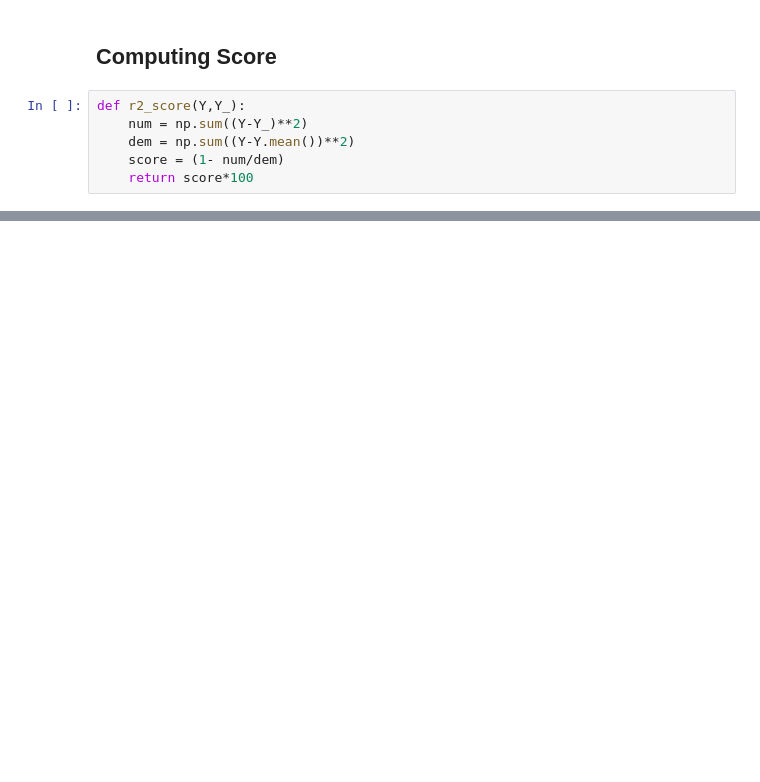
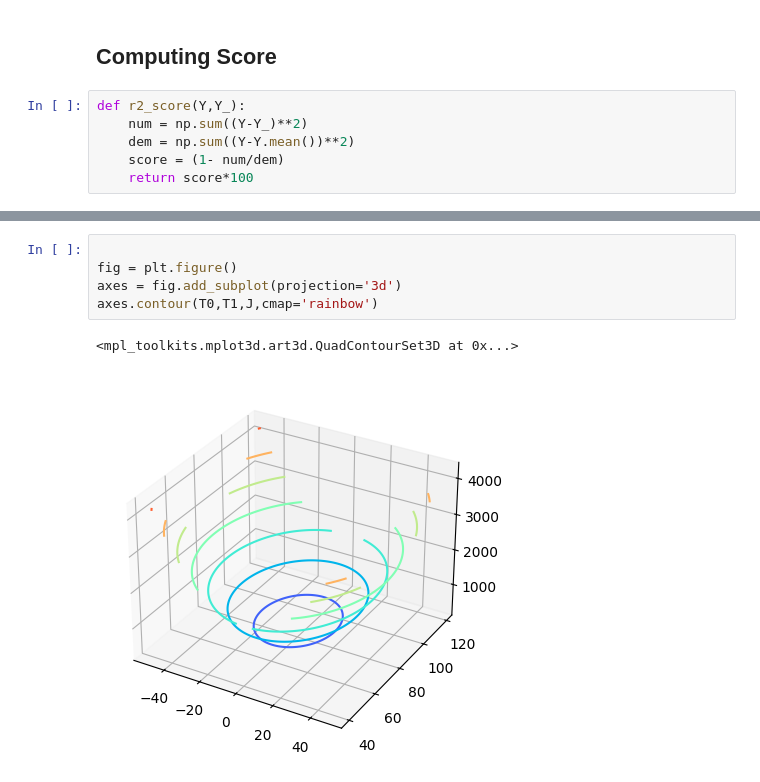
Before and after one commit to anmol201212/Machine_Learning_in_Python, a Jupyter notebook: Projects/Hardwork PaysOff/code.ipynb, the cells around one changed output, grey strips where cells are left out. Drawn from its saved outputs; the diff is of its cells as text; blank space fills up the shorter version.

```diff
--- a/Projects/Hardwork PaysOff/code.ipynb
+++ b/Projects/Hardwork PaysOff/code.ipynb
@@ -41,0 +188,8 @@ r2_score(y,y_)
+# %%
+
+fig = plt.figure()
+axes = fig.add_subplot(projection='3d')
+axes.contour(T0,T1,J,cmap='rainbow')
+# %% [output]
+<mpl_toolkits.mplot3d.art3d.QuadContourSet3D at 0x...>
+[figure, added]
```
Also changed, not shown: parts of 21 cells of this notebook, 5 other files.
